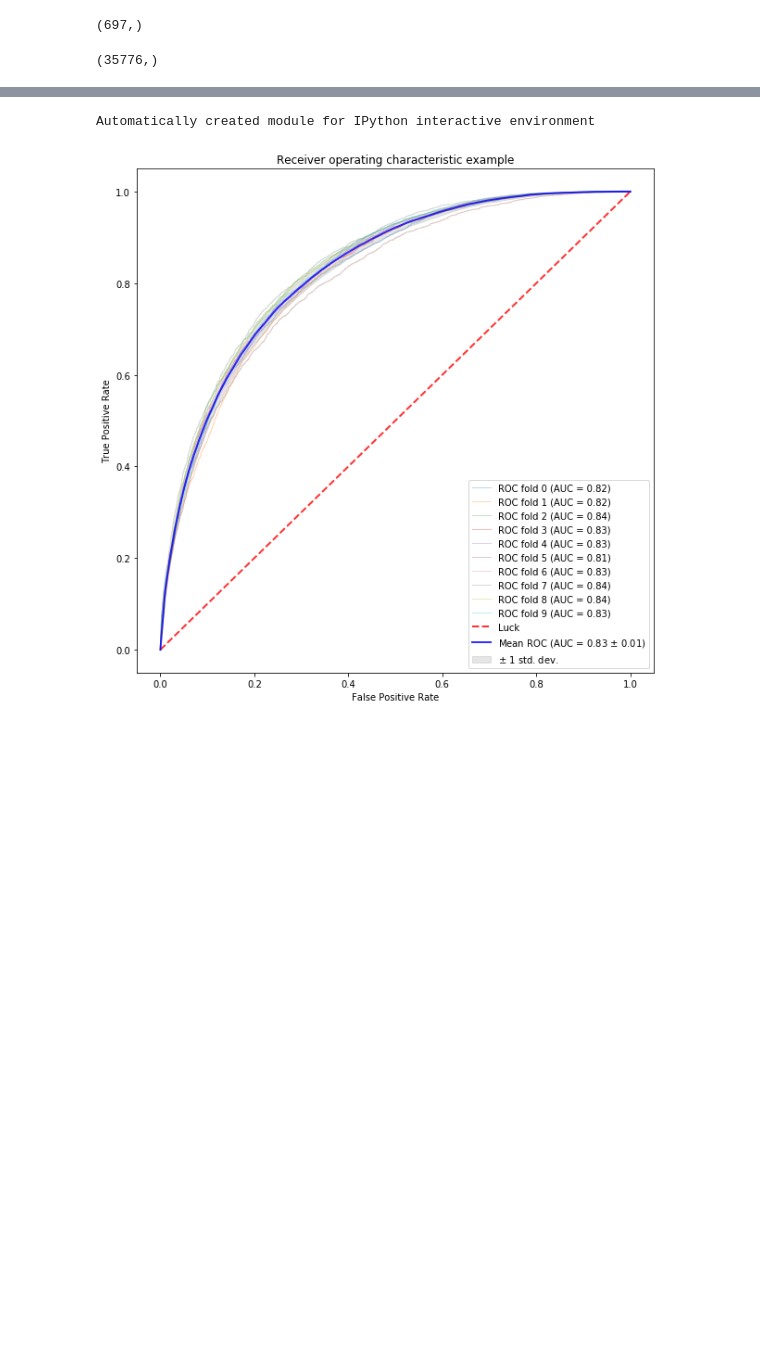
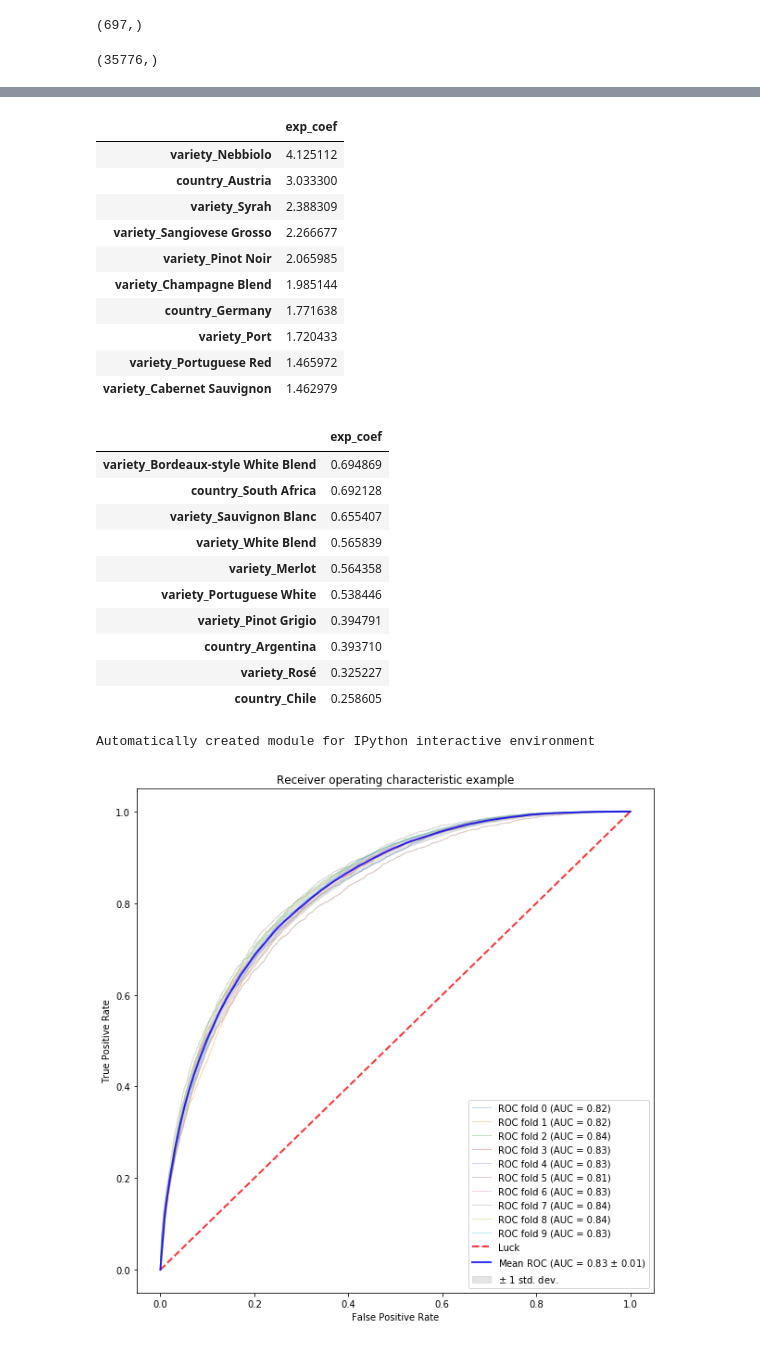
Before and after one commit to jbertscher/wining-and-mining, a Jupyter notebook: notebooks/1.0-jb-initial-data-exploration.ipynb, the cells around one changed output, grey strips where cells are left out. Drawn from its saved outputs; the diff is of its cells as text; code cells hidden in the pictures; blank space fills up the shorter version.

```diff
--- a/notebooks/1.0-jb-initial-data-exploration.ipynb
+++ b/notebooks/1.0-jb-initial-data-exploration.ipynb
@@ -45,6 +45,6 @@ wine.loc[year_exists, 'year'] = wine.loc[year_exists, 'year'].apply(lambda x: x.
 wine['year'] = wine['year'].fillna(0)  # For now, just fill missing values with 0
 wine['year'] = wine['year'].astype(int)
 # %%
-pd.set_option('display.max_colwidth', -1)
+pd.set_option('display.max_colwidth', 50)
 wine['description'].head()
 # %% [output]
@@ -167,7 +175,7 @@ wine['designation'].value_counts().shape
 (697,)
 (35776,)
 # %%
-data = wine[['excellent+', 'country', 'log_price', 'variety', 'year']]
+data = wine[['excellent+', 'country', 'variety', 'year']]
 data = pd.get_dummies(data, columns = ['country', 'variety'])
 
 X = data.drop('excellent+', axis = 1)
@@ -176,14 +184,14 @@ X_train, X_test, y_train, y_test = train_test_split(X, y, random_state=0)
 
 X.shape
 from sklearn.feature_selection import SelectFromModel
-model = SelectFromModel(classifier.fit(X, y), prefit=True)
-X_new = model.transform(X)
-X_new.shape
+model = SelectFromModel(classifier.fit(X, y), prefit = True)
+X_selected = model.transform(X)
+X_selected.shape
 
 classifier = LogisticRegression(random_state = 0)
-y_pred = cross_val_predict(classifier, X, y, cv = 10)
-y_pred_probs = cross_val_predict(classifier, X, y, cv = 10, method='predict_proba')
-# classifier.fit(X_train, y_train)
+y_pred = cross_val_predict(classifier, X_selected, y, cv = 10)
+y_pred_probs = cross_val_predict(classifier, X_selected, y, cv = 10, method='predict_proba')
+
 # y_pred_probs = classifier.predict(X_test)
 
 print(confusion_matrix(y, y_pred))
@@ -193,3 +215,31 @@ print(metrics.roc_auc_score(y, y_pred_probs[:, 1]))
+# %%
+model = classifier.fit(X_train, y_train)
+exp_coef = pd.DataFrame({'exp_coef': np.exp(model.coef_[0])}, index = X.columns).sort_values('exp_coef', ascending = 0)
+exp_coef.head(10)
+exp_coef.tail(10)
+# %% [output]
+|  | exp_coef |
+| variety_Nebbiolo | 4.125112 |
+| country_Austria | 3.033300 |
+| variety_Syrah | 2.388309 |
+| variety_Sangiovese Grosso | 2.266677 |
+| variety_Pinot Noir | 2.065985 |
+| variety_Champagne Blend | 1.985144 |
+| country_Germany | 1.771638 |
+| variety_Port | 1.720433 |
+| variety_Portuguese Red | 1.465972 |
+| variety_Cabernet Sauvignon | 1.462979 |
+|  | exp_coef |
+| variety_Bordeaux-style White Blend | 0.694869 |
+| country_South Africa | 0.692128 |
+| variety_Sauvignon Blanc | 0.655407 |
+| variety_White Blend | 0.565839 |
+| variety_Merlot | 0.564358 |
+| variety_Portuguese White | 0.538446 |
+| variety_Pinot Grigio | 0.394791 |
+| country_Argentina | 0.393710 |
+| variety_Rosé | 0.325227 |
+| country_Chile | 0.258605 |
 # %%
 data2 = wine[['excellent+', 'log_price']]
 
```
Also changed, not shown: parts of 16 cells of this notebook.
